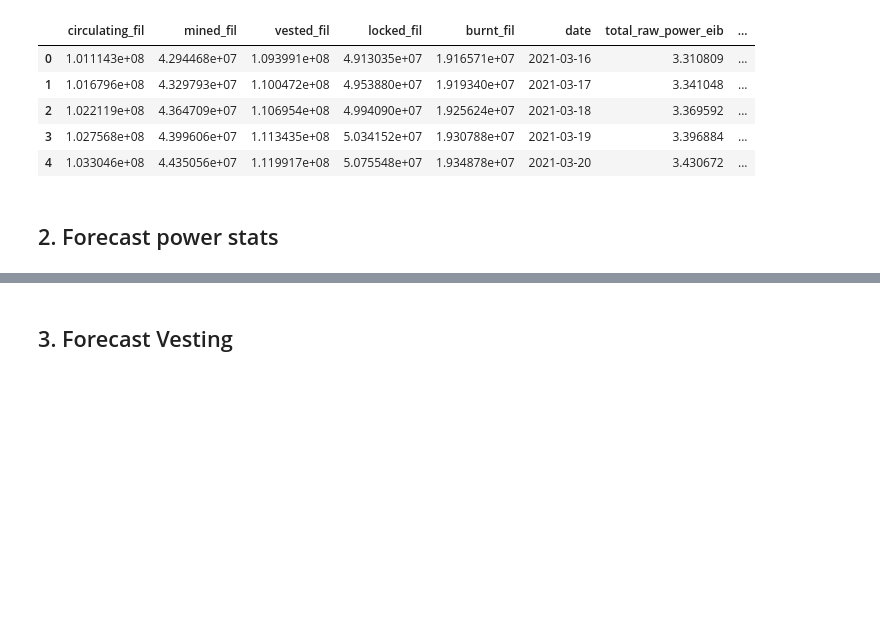
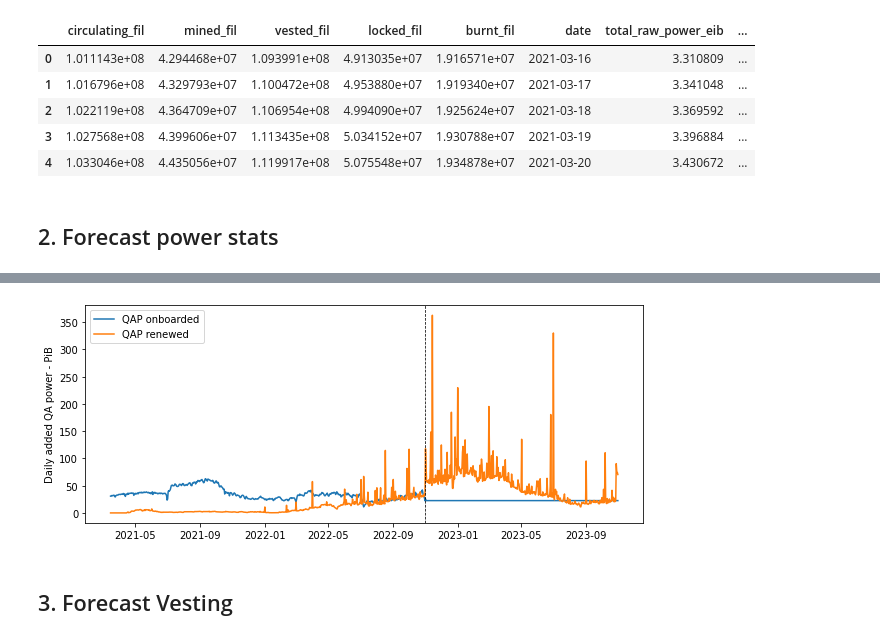
Before and after one commit to protocol/filecoin-mecha-twin, a Jupyter notebook: notebooks/backtest.ipynb, the cells around one changed output, grey strips where cells are left out. Saved outputs shown, nothing was run; the diff lists cells and outputs as text; code cells hidden in the pictures; blank space fills up the shorter version.

```diff
--- a/notebooks/backtest.ipynb
+++ b/notebooks/backtest.ipynb
@@ -156,3 +157,13 @@ plt.show()
+# %%
+plt.figure(figsize=(10,4))
+plt.plot(power_df['date'], power_df['day_onboarded_qa_power_pib'], label="QAP onboarded")
+plt.plot(power_df['date'], power_df['day_renewed_qa_power_pib'], label="QAP renewed")
+plt.axvline(power_df['date'][current_day-start_day-1], color='black', linestyle='--', lw=0.75)
+plt.ylabel("Daily added QA power - PiB")
+plt.legend()
+plt.show()
+# %% [output]
+[figure, added]
 # %% [markdown]
 ## 3. Forecast Vesting
 # %%
```
Also changed, not shown: parts of 10 cells of this notebook.
